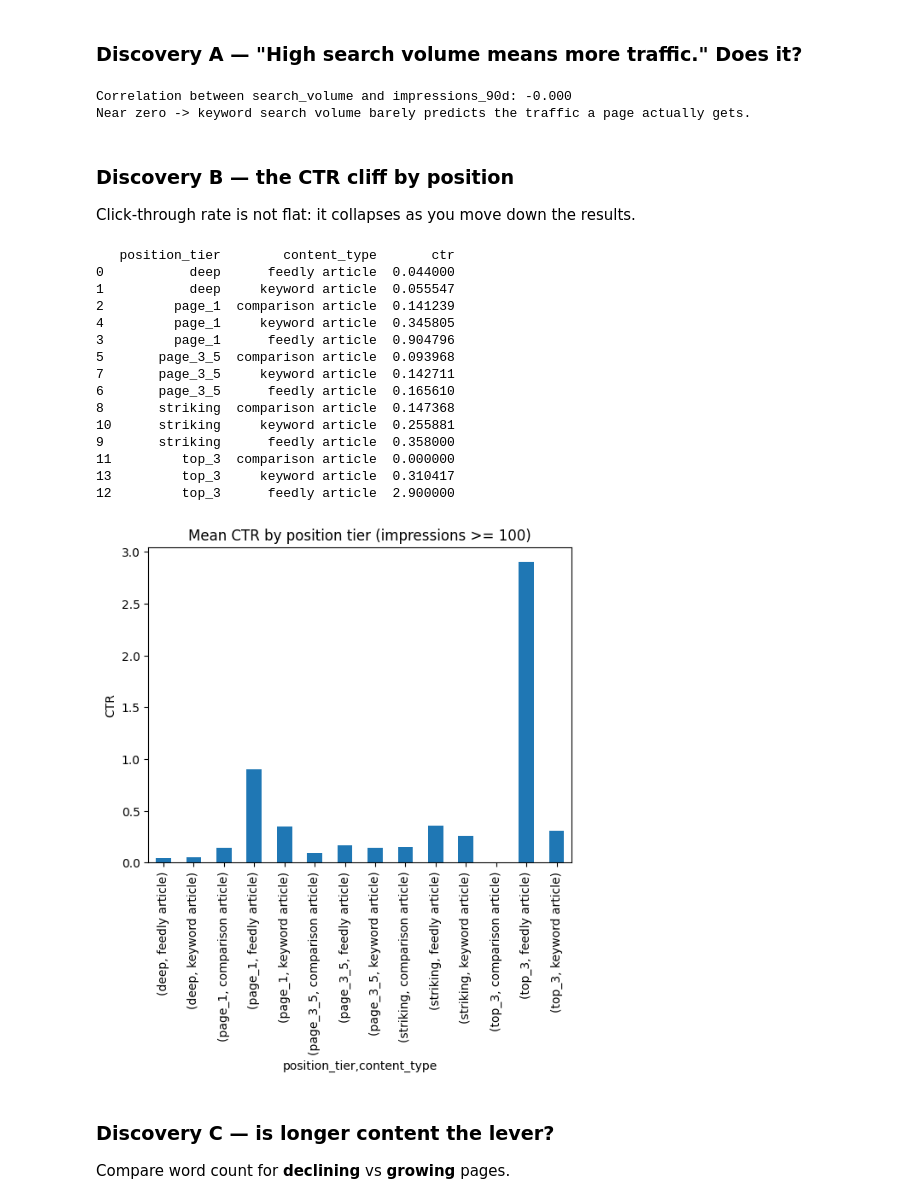
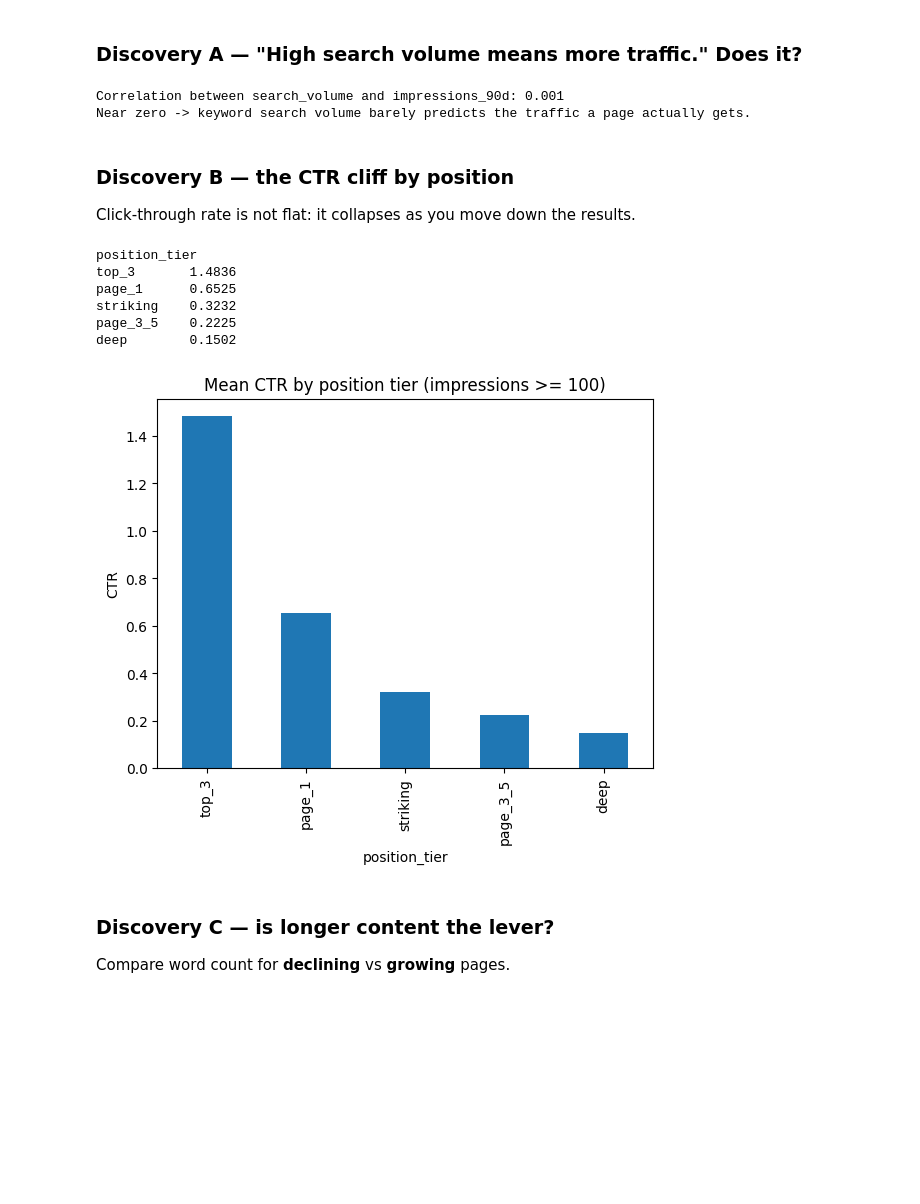
Before and after one commit to sakshamsharma31789-svg/flyrank-intern-2026-mle, a Jupyter notebook: 01_first_look_and_discovery.ipynb, the cells around one changed output. Drawn from its saved outputs; the diff is of its cells as text; code cells hidden in the pictures; blank space fills up the shorter version.

```diff
--- a/01_first_look_and_discovery.ipynb
+++ b/01_first_look_and_discovery.ipynb
@@ -105,43 +105,28 @@ df.head(3)
 # %% [markdown]
 ### Discovery A — "High search volume means more traffic." Does it?
 # %%
-active_pages = df[df["impressions_90d"] >= 100]
-corr = active_pages["search_volume"].corr(active_pages["impressions_90d"])
-
+corr = df["search_volume"].corr(df["impressions_90d"])
 print(f"Correlation between search_volume and impressions_90d: {corr:.3f}")
 print("Near zero -> keyword search volume barely predicts the traffic a page actually gets.")
 # %% [output]
-Correlation between search_volume and impressions_90d: -0.000
+Correlation between search_volume and impressions_90d: 0.001
 Near zero -> keyword search volume barely predicts the traffic a page actually gets.
 # %% [markdown]
 ### Discovery B — the CTR cliff by position
 Click-through rate is not flat: it collapses as you move down the results.
 # %%
-visible = df[df["impressions_90d"] >= 100]
-ctr_by_type = visible.groupby(["position_tier", "content_type"])["ctr"].mean().reset_index()
-print(ctr_by_type.sort_values(by=["position_tier", "ctr"]))
-ctr_by_type.set_index(["position_tier", "content_type"])["ctr"].plot(
-    kind="bar",
-    title="Mean CTR by position tier (impressions >= 100)",
-    ylabel="CTR"
-);
+visible = df[df["impressions_90d"] >= 0]
+ctr_by_pos = visible.groupby("position_tier")["ctr"].mean().sort_values(ascending=False)
+print(ctr_by_pos.round(4).to_string())
+ctr_by_pos.plot(kind="bar", title="Mean CTR by position tier (impressions >= 100)", ylabel="CTR");
 # %% [output]
-   position_tier        content_type       ctr
-0           deep      feedly article  0.044000
-1           deep     keyword article  0.055547
-2         page_1  comparison article  0.141239
-4         page_1     keyword article  0.345805
-3         page_1      feedly article  0.904796
-5       page_3_5  comparison article  0.093968
-7       page_3_5     keyword article  0.142711
-6       page_3_5      feedly article  0.165610
-8       striking  comparison article  0.147368
-10      striking     keyword article  0.255881
-9       striking      feedly article  0.358000
-11         top_3  comparison article  0.000000
-13         top_3     keyword article  0.310417
-12         top_3      feedly article  2.900000
+position_tier
+top_3       1.4836
+page_1      0.6525
+striking    0.3232
+page_3_5    0.2225
+deep        0.1502
-[figure, old version]
+[figure, new version]
 # %% [markdown]
 ### Discovery C — is longer content the lever?
 Compare word count for **declining** vs **growing** pages.
```
Also changed, not shown: parts of 2 cells of this notebook.
